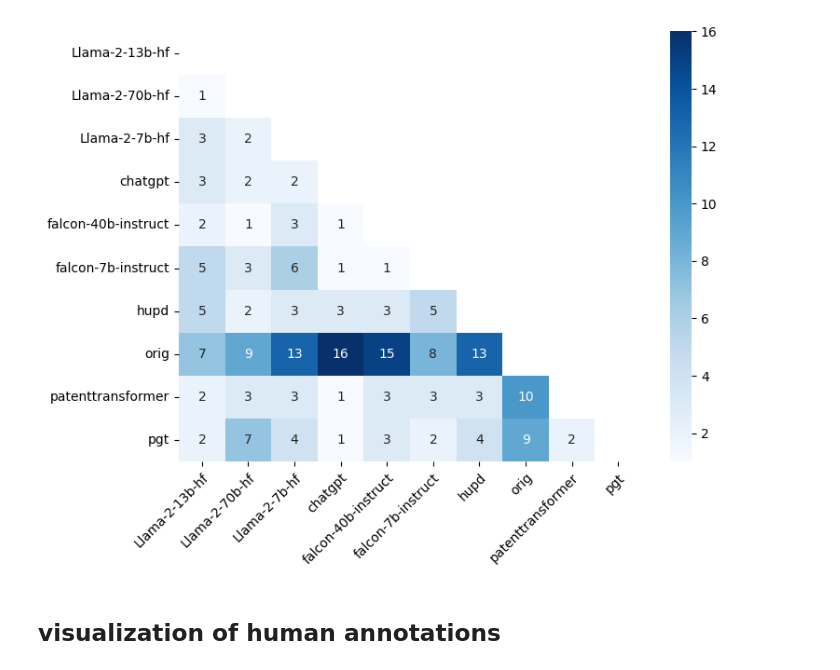
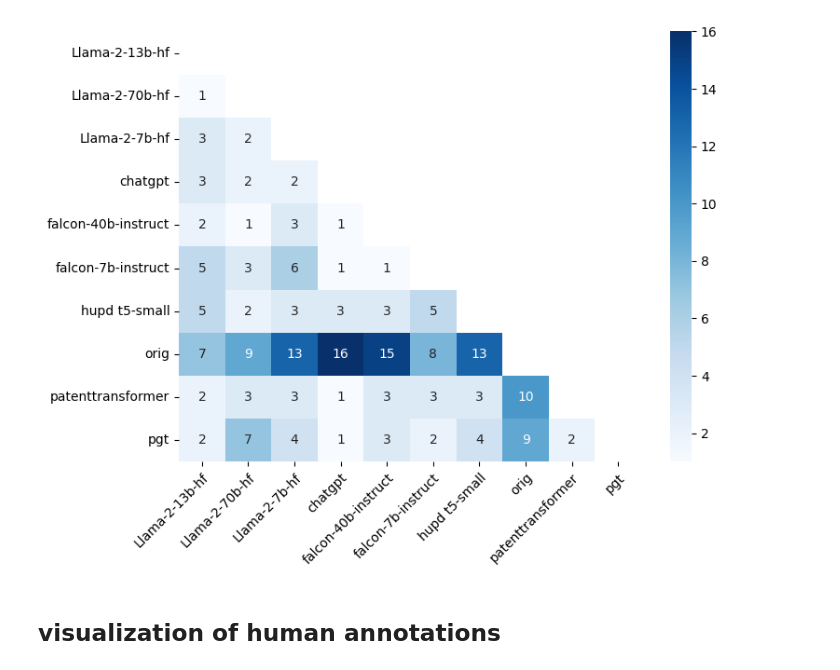
Before and after one commit to ZoeYou/PatentEval, a Jupyter notebook: human_eval/analysis_c2a.ipynb, the cells around one changed output. Drawn from its saved outputs; the diff is of its cells as text; code cells hidden in the pictures.

```diff
--- a/human_eval/analysis_c2a.ipynb
+++ b/human_eval/analysis_c2a.ipynb
@@ -16,6 +16,10 @@ for model_selection in model_info:
 
 assert len(annotations) == len(model_pairs) # once finished, the length should be the same
 model_pairs_annotated = model_pairs[:len(annotations)]
+for i in range(len(model_pairs_annotated)):
+    for j in [0,1]:
+        if model_pairs_annotated[i][j] == "hupd":
+            model_pairs_annotated[i][j] = "hupd t5-small"
 
 
 # model frequency in selected pairs
@@ -26,34 +30,34 @@ for pair in model_pairs:
     model_freq[model2] += 1
 model_freq = dict(model_freq)
 
 
 # create matrix of model pairs
 model_names = list(model_freq.keys())
 model_names = sorted(model_names)
 count_pairs = np.zeros((len(model_names), len(model_names)))
 for pair in model_pairs:
     model1, model2 = pair
 
     count_pairs[model_names.index(model1), model_names.index(model2)] += 1
     count_pairs[model_names.index(model2), model_names.index(model1)] += 1
 
 
 # plot the heatmap of model pairs, only show upper triangle of the matrix
 import seaborn as sns
 import matplotlib.pyplot as plt
 import pandas as pd
 
 df = pd.DataFrame(count_pairs, columns=model_names, index=model_names)
 mask = np.zeros_like(df)
 mask[np.triu_indices_from(mask)] = True
 plt.figure(figsize=(8, 6))
 sns.heatmap(df, mask=mask, annot=True, fmt='.0f', cmap='Blues')
 # Adjust x-tick labels
 plt.xticks(np.arange(len(model_names))+0.5, model_names, rotation=45, ha="right", rotation_mode='anchor')
 
 plt.savefig('./figures/c2a_model1_model2', dpi=300)
 # %% [output]
-[figure, old version]
+[figure, new version]
 # %% [markdown]
 ## visualization of human annotations
 # %%
```
Also changed, not shown: parts of 4 cells of this notebook.
